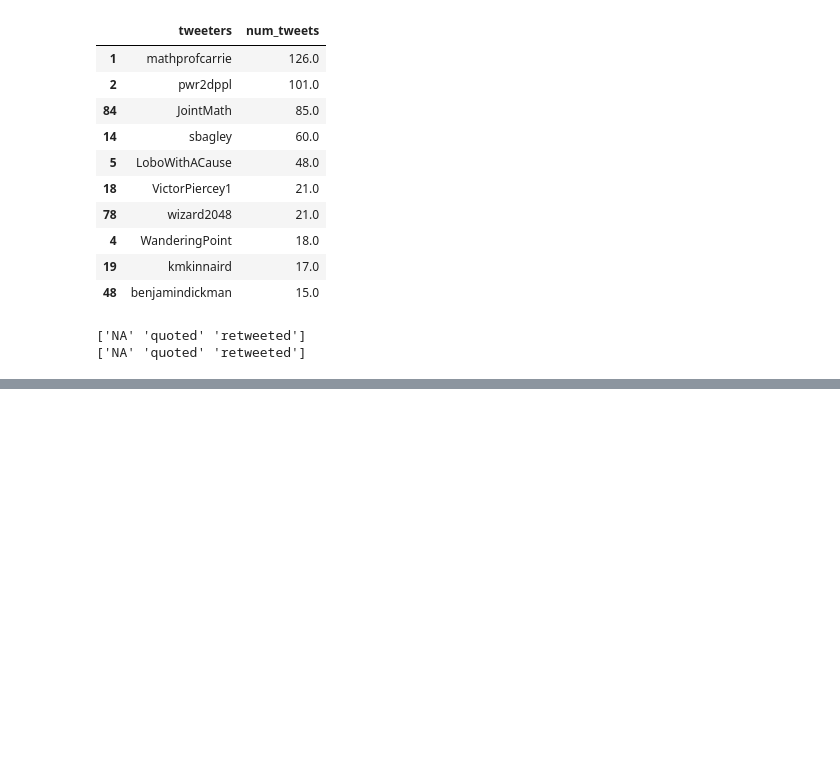
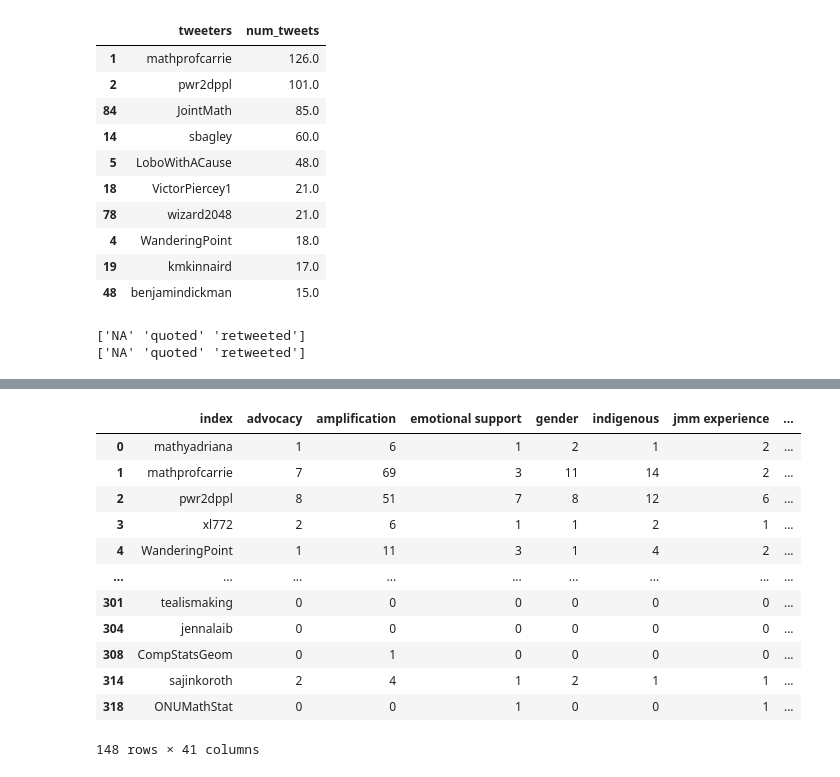
Before and after one commit to DAAAAMNSocialJustice/disruptjmm, a Jupyter notebook: tda/Rachel_cluster_tda_clean.ipynb, the cells around one changed output, grey strips where cells are left out. Cells and saved outputs as stored; diff of their text form; code cells hidden in the pictures; blank space fills up the shorter version.

```diff
--- a/tda/Rachel_cluster_tda_clean.ipynb
+++ b/tda/Rachel_cluster_tda_clean.ipynb
@@ -626,0 +366,20 @@ print(df[df['user_username']=='WanderingPoint']['sourcetweet_type'].unique())
+# %%
+#DOESN"T WORK FOR MORE THAN 1 INTERVAL, FIGURE OUT LATER
+filter_func = l1_norm_trans
+cover = map.OneDimensionalCover(kind='uniform', n_intervals=1, overlap_frac=0.35)
+clusterer = cluster.HDBSCAN()
+
+pipehdb = map.make_mapper_pipeline(
+    filter_func=filter_func,
+    cover=cover,
+    clusterer=clusterer,
+    verbose=False,
+    n_jobs=1,
+)
+fig = map.plot_static_mapper_graph(pipehdb, df_codes_array)
+fig.show(config={'scrollZoom': True})
+# %%
+graphhdb = pipehdb.fit_transform(df_codes_array)
+graphhdb.vs.attributes()
+node_eltshdb = graphhdb.vs["node_elements"]
+node_eltshdb
@@ -626,0 +404,20 @@ print(df[df['user_username']=='WanderingPoint']['sourcetweet_type'].unique())
+# %%
+cluster0hdb = node_eltshdb[0]
+df_codes_clusterhdb = df_codes.reset_index(drop=False)
+df_cluster0hdb = df_codes_clusterhdb.iloc[cluster0hdb]
+cluster0_code_sumhdb = df_cluster0hdb.iloc[:,1:-5].sum()
+df_cluster0hdb
+# %% [output]
+|  | index | advocacy | amplification | emotional support | gender | indigenous | jmm experience | ... |
+| 0 | mathyadriana | 1 | 6 | 1 | 2 | 1 | 2 | ... |
+| 1 | mathprofcarrie | 7 | 69 | 3 | 11 | 14 | 2 | ... |
+| 2 | pwr2dppl | 8 | 51 | 7 | 8 | 12 | 6 | ... |
+| 3 | xl772 | 2 | 6 | 1 | 1 | 2 | 1 | ... |
+| 4 | WanderingPoint | 1 | 11 | 3 | 1 | 4 | 2 | ... |
+| ... | ... | ... | ... | ... | ... | ... | ... | ... |
+| 301 | tealismaking | 0 | 0 | 0 | 0 | 0 | 0 | ... |
+| 304 | jennalaib | 0 | 0 | 0 | 0 | 0 | 0 | ... |
+| 308 | CompStatsGeom | 0 | 1 | 0 | 0 | 0 | 0 | ... |
+| 314 | sajinkoroth | 2 | 4 | 1 | 2 | 1 | 1 | ... |
+| 318 | ONUMathStat | 0 | 0 | 1 | 0 | 0 | 1 | ... |
+148 rows × 41 columns
```
Also changed, not shown: parts of 49 cells of this notebook, 1 other file.
